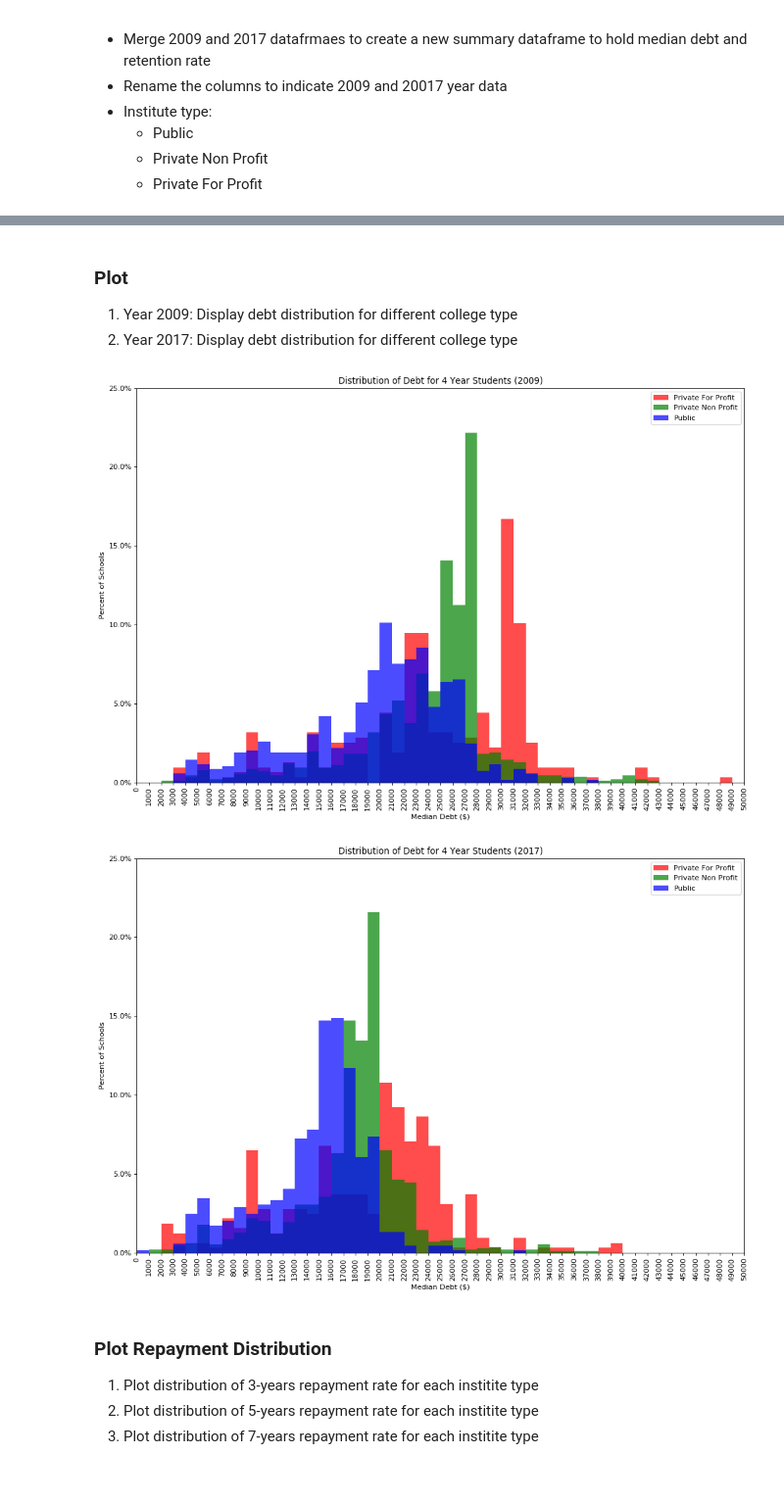
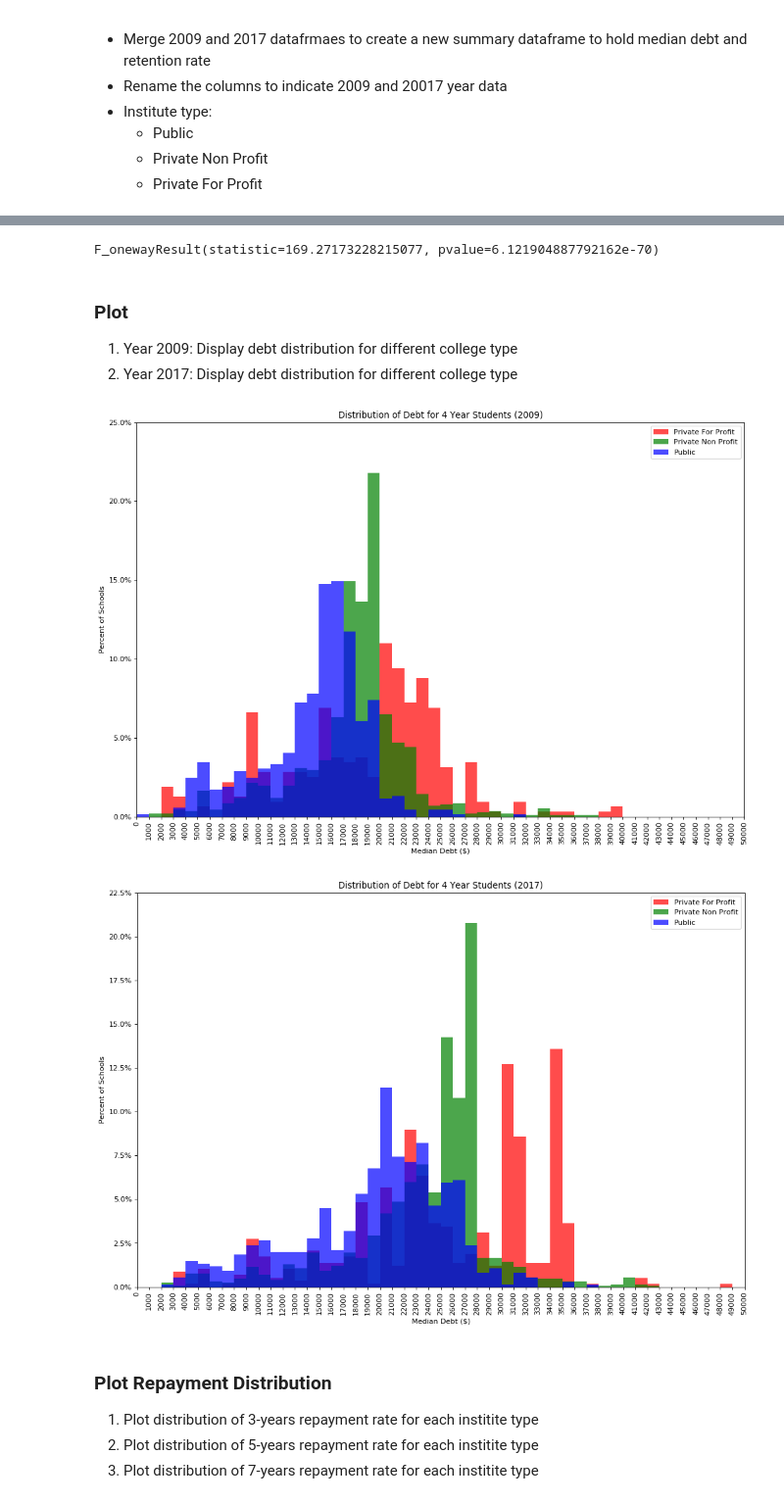
Before and after one commit to alexandermlecocq/project01, a Jupyter notebook: Project01.ipynb, the cells around one changed output, grey strips where cells are left out. Shown at 98% size. Drawn from its saved outputs; the diff is of its cells as text; code cells hidden in the pictures.

```diff
--- a/Project01.ipynb
+++ b/Project01.ipynb
@@ -147,3 +157,11 @@ summary_data
+# %%
+public = df.loc[df["CONTROL"]==1]["GRAD_DEBT_MDN_x"]
+nonprofit = df.loc[df["CONTROL"]==2]["GRAD_DEBT_MDN_x"]
+forprofit = df.loc[df["CONTROL"]==3]["GRAD_DEBT_MDN_x"]
+
+stats.f_oneway(public, nonprofit, forprofit)
+# %% [output]
+F_onewayResult(statistic=169.27173228215077, pvalue=6.121904887792162e-70)
 # %% [markdown]
 ### Plot
 1. Year 2009: Display debt distribution for different college type
@@ -158,9 +176,9 @@ bin_width = 1000
 bins = range(0, 51000, bin_width)
 # %%
 # Make a separate list for each institution type for 2009
-x1 = list(df[df['CONTROL'] == 1]['GRAD_DEBT_MDN_x'])
-x2 = list(df[df['CONTROL'] == 2]['GRAD_DEBT_MDN_x'])
-x3 = list(df[df['CONTROL'] == 3]['GRAD_DEBT_MDN_x'])
+x1 = list(df[df['CONTROL'] == 1]['GRAD_DEBT_MDN_y'])
+x2 = list(df[df['CONTROL'] == 2]['GRAD_DEBT_MDN_y'])
+x3 = list(df[df['CONTROL'] == 3]['GRAD_DEBT_MDN_y'])
 
 # Create the plot
 plt.figure(num=None, figsize=(15, 10), dpi=80, facecolor='w', edgecolor='k')
@@ -190,40 +208,40 @@ plt.xlim(0, 50000)
 file_name = graph_title.replace(" ", "_")
 plt.savefig(file_name+".png")
 # %% [output]
-[figure, old version]
+[figure, new version]
 # %%
 # Make a separate list for each institution type for 2017
-y1 = list(df[df['CONTROL'] == 1]['GRAD_DEBT_MDN_y'])
-y2 = list(df[df['CONTROL'] == 2]['GRAD_DEBT_MDN_y'])
-y3 = list(df[df['CONTROL'] == 3]['GRAD_DEBT_MDN_y'])
+y1 = list(df[df['CONTROL'] == 1]['GRAD_DEBT_MDN_x'])
+y2 = list(df[df['CONTROL'] == 2]['GRAD_DEBT_MDN_x'])
+y3 = list(df[df['CONTROL'] == 3]['GRAD_DEBT_MDN_x'])
 
 # Create the plot
 plt.figure(num=None, figsize=(15, 10), dpi=80, facecolor='w', edgecolor='k')
 
 plt.hist([y1, y2, y3], histtype="stepfilled", bins = bins, density=True, color = colors, label=names, alpha=0.7)
 
 # Add labels to X and Y axes :: Add title
 graph_title = "Distribution of Debt for 4 Year Students (2017)"
 plt.title(graph_title)
 plt.xlabel("Median Debt ($)")
 plt.ylabel("Percent of Schools")
 
 # Convert y-axis to percentages
 locs, labels = plt.yticks()
 labels = [str(round(loc*bin_width*100, 1)) + "%" for loc in locs]
 plt.yticks(locs, labels)
 
 # Plot formatting
 plt.legend()
 locs, labels = plt.xticks()
 plt.xticks(bins, rotation="vertical")
 plt.xlim(0, 50000)
 
 # Save fig
 file_name = graph_title.replace(" ", "_")
 plt.savefig(file_name+".png")
 # %% [output]
-[figure, old version]
+[figure, new version]
 # %% [markdown]
 ### Plot Repayment Distribution
 1. Plot distribution of 3-years repayment rate for each institite type
```
Also changed, not shown: parts of 11 cells of this notebook.
